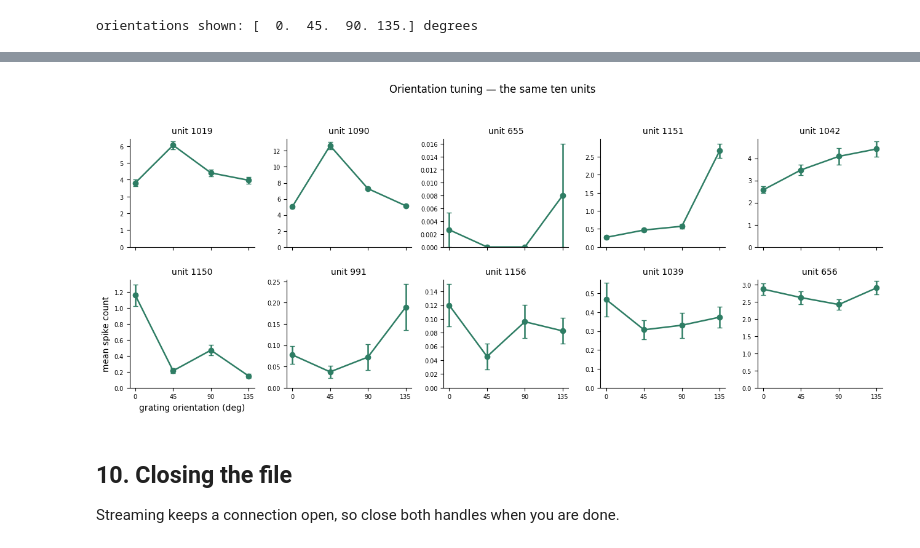
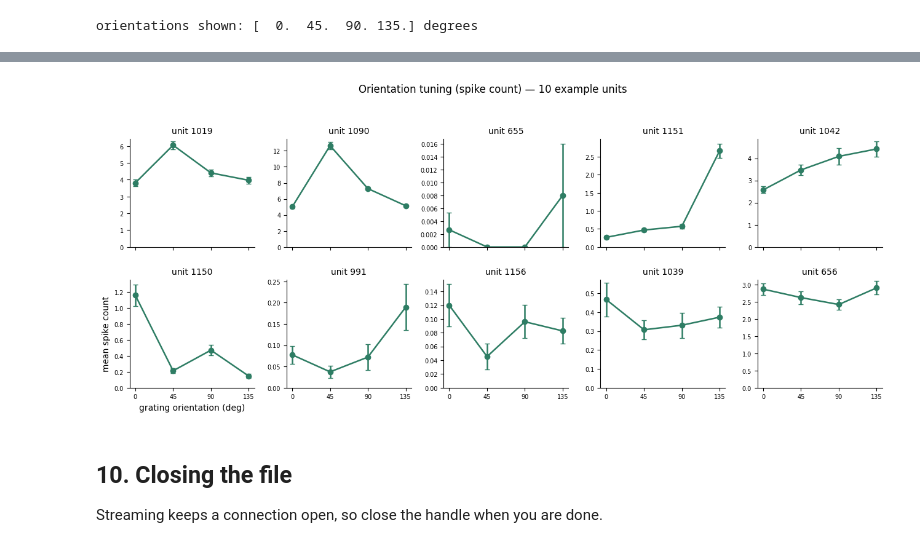
Before and after one commit to SarvestaniLab/OpenScope, a Jupyter notebook: ephys_getting_started.ipynb, the cells around one changed output, grey strips where cells are left out. Drawn from its saved outputs; the diff is of its cells as text; code cells hidden in the pictures.

```diff
--- a/ephys_getting_started.ipynb
+++ b/ephys_getting_started.ipynb
@@ -565,19 +602,29 @@ orientation preference together.
 # %%
-GRATING_S = 1.0   # gratings last 1 s
+# Gratings stay on screen for 1 s.
+GRATING_S = 1.0
 
-gratingOnsets   = gratingTrials.start_time.to_numpy()
+# responses_after_onset, defined in section 8, counts each unit's spikes in the GRATING_S
+# window after every onset in gratingTrials.start_time. Here it runs over every unit on
+# the probe. One row per trial, one column per unit, in the order of probeUnits.
+gratingOnsets = gratingTrials.start_time.to_numpy()
 gratingResponses = responses_after_onset(probeUnits.index.tolist(), gratingOnsets,
                                          windowSec=GRATING_S)
+# The distinct orientation values present in the trial table.
 orientations = np.sort(gratingTrials.orientation.unique())
 print("orientations shown:", orientations, "degrees")
 
 
-def orientation_tuning(unitCol):
-    """Mean response and standard error at each orientation, for one unit (by column index)."""
+def orientation_tuning(unitColumn):
+    """Mean response and standard error at each orientation, for one unit.
+
+    unitColumn is the unit's position in probeUnits, not its unit id.
+    """
     means, errors = [], []
     for orientation in orientations:
-        here = gratingTrials.orientation.to_numpy() == orientation
-        responses = gratingResponses[here, unitCol]
+        # The trials whose orientation column equals this value, across all spatial
+        # and temporal frequencies.
+        atThisOrientation = gratingTrials.orientation.to_numpy() == orientation
+        responses = gratingResponses[atThisOrientation, unitColumn]
         means.append(responses.mean())
         errors.append(responses.std() / np.sqrt(len(responses)))
     return np.array(means), np.array(errors)
@@ -640,26 +704,32 @@ plt.show()
 # %%
+# One panel per example unit, each holding that unit's tuning curve.
 figure, panels = plt.subplots(2, 5, figsize=(13, 5.6), sharex=True)
+# Zip pairs each panel with one unit; panels.flat walks the 2 x 5 grid in reading order.
 for panel, uid in zip(panels.flat, exampleUnits):
-    col = probeUnits.index.tolist().index(uid)
-    means, errors = orientation_tuning(col)
+    # orientation_tuning, defined two cells above, takes the unit's position in
+    # probeUnits and returns one mean and one standard error per orientation.
+    means, errors = orientation_tuning(probeUnits.index.tolist().index(uid))
     panel.errorbar(orientations, means, yerr=errors, marker="o", markersize=6,
                    linewidth=1.8, capsize=3, color="#2E7D64")
     panel.set_title(f"unit {uid}", fontsize=10)
+    # One tick per orientation present in the block.
     panel.set_xticks(orientations)
     panel.tick_params(labelsize=7)
     panel.set_ylim(bottom=0)
     for side in ("top", "right"):
         panel.spines[side].set_visible(False)
 
+# The axis names go on the bottom-left panel only.
 panels[1][0].set_xlabel("grating orientation (deg)")
 panels[1][0].set_ylabel("mean spike count")
-figure.suptitle("Orientation tuning — the same ten units", fontsize=12)
+figure.suptitle("Orientation tuning (spike count) — 10 example units", fontsize=12)
+# Rect reserves the top 6% of the figure for that title.
 figure.tight_layout(rect=[0, 0, 1, 0.94], h_pad=2.0)
 plt.show()
 # %% [output]
-[figure, old version]
+[figure, new version]
 # %% [markdown]
 ## 10. Closing the file
 
-Streaming keeps a connection open, so close both handles when you are done.
+Streaming keeps a connection open, so close the handle when you are done.
 # %%
```
Also changed, not shown: parts of 15 cells of this notebook.
